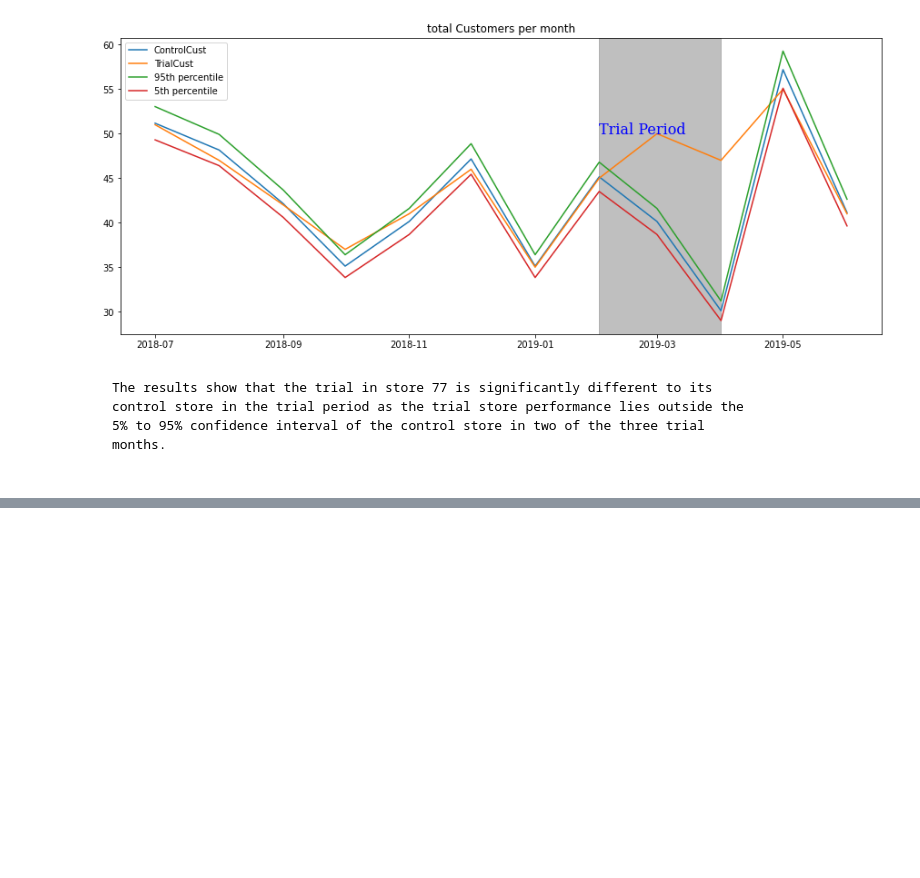
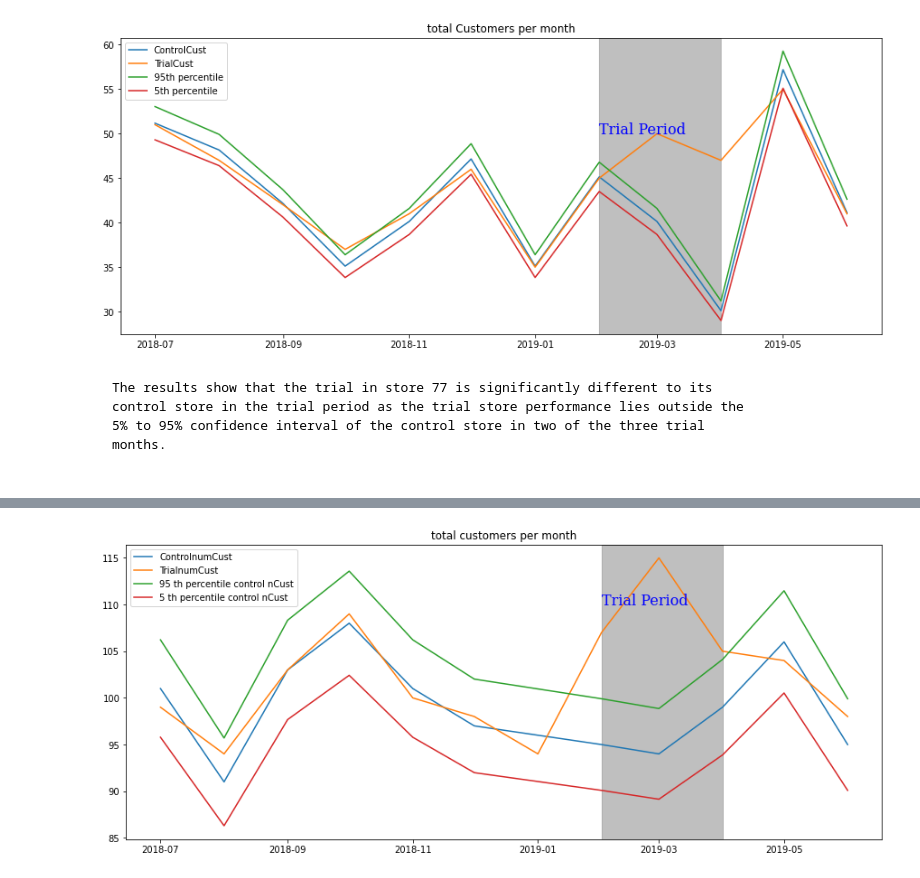
Before and after one commit to nyinyibo-ui/QuantiumProject-Forage-, a Jupyter notebook: task2.ipynb, the cells around one changed output, grey strips where cells are left out. Cells and saved outputs as stored; diff of their text form; code cells hidden in the pictures; blank space fills up the shorter version.

```diff
--- a/task2.ipynb
+++ b/task2.ipynb
@@ -1046,0 +1339,4 @@ months.
+# %%
+# tValue_for trial period
+percentageDiffnCust["t_value"]=(percentageDiffnCust["pct_diff"]-0)/stDev
+percentageDiffnCust.loc[(percentageDiffnCust["YEARMONTH"]>201901)&(percentageDiffnCust["YEARMONTH"]<201905)]
@@ -1046,0 +1353,10 @@ months.
+# %%
+# crete a new data frame to visualise
+trialAssessment=percentageDiffnCust[["YEARMONTH","ControlnumCust","TrialnumCust"]]
+trialAssessment["TransactionMonth"]=pd.to_datetime(trialAssessment["YEARMONTH"],format="%Y%m")
+trialAssessment["95 th percentile control nCust"]=trialAssessment["ControlnumCust"]*(1+stDev*2)
+trialAssessment["5 th percentile control nCust"]=trialAssessment["ControlnumCust"]*(1-stDev*2)
+
+trialAssessment.drop("YEARMONTH",axis=1,inplace=True)
+trialAssessment.set_index('TransactionMonth',inplace=True)
+trialAssessment
@@ -1046,0 +1378,22 @@ months.
+# %%
+# LET'S VISUALISE
+#visualise
+fig=plt.figure(figsize=(15,6))
+
+plt.plot(trialAssessment)
+plt.legend(trialAssessment.columns)
+
+#create region to visualize trial period
+plt.axvspan(xmin="2019-02-01",xmax="2019-04-01",color="grey",alpha=0.5)
+fontdict = {'family': 'serif',
+        'color':  'blue',
+        'weight': 'normal',
+        'size': 16,
+        }
+plt.text(x="2019-02-01",y=110,s="Trial Period",fontdict=fontdict)
+
+plt.title("total customers per month")
+
+plt.show()
+# %% [output]
+[figure, added]
```
Also changed, not shown: parts of 29 cells of this notebook.
